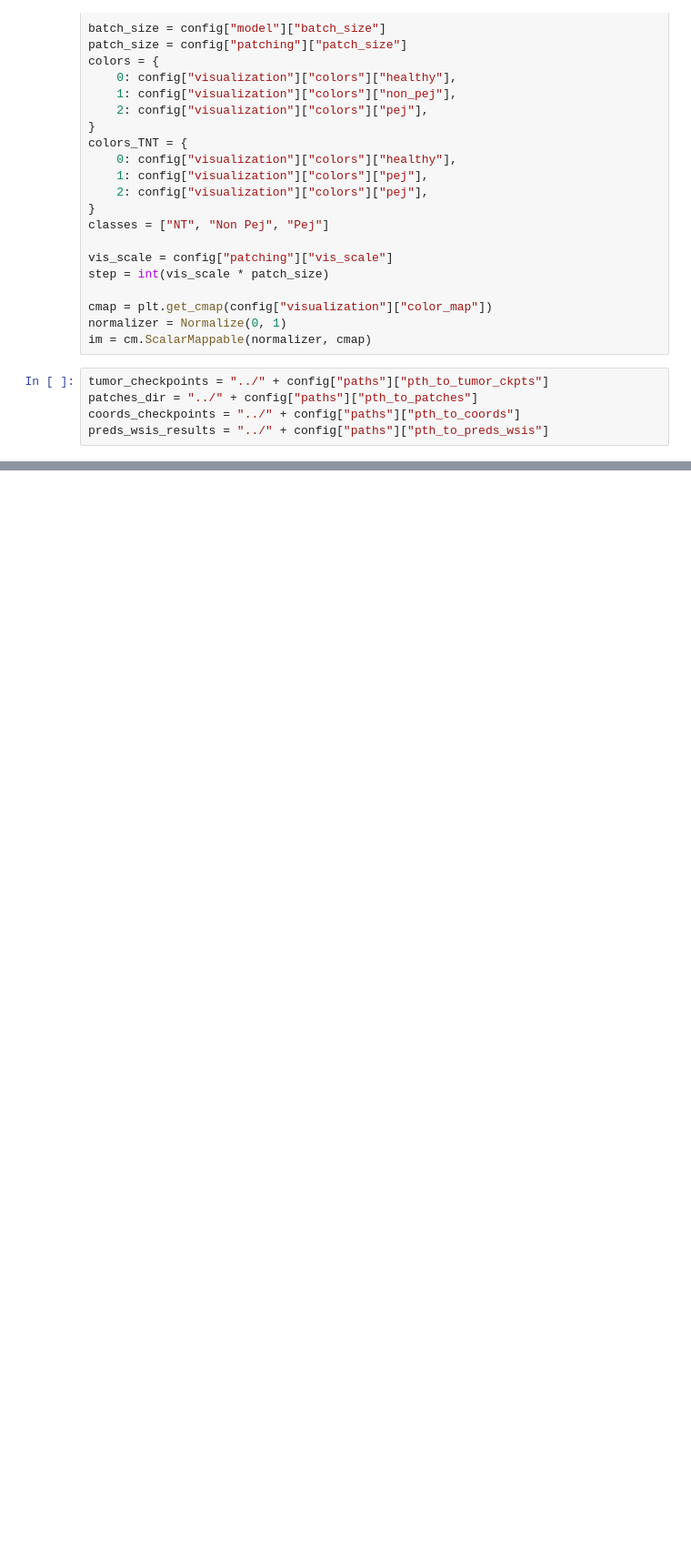
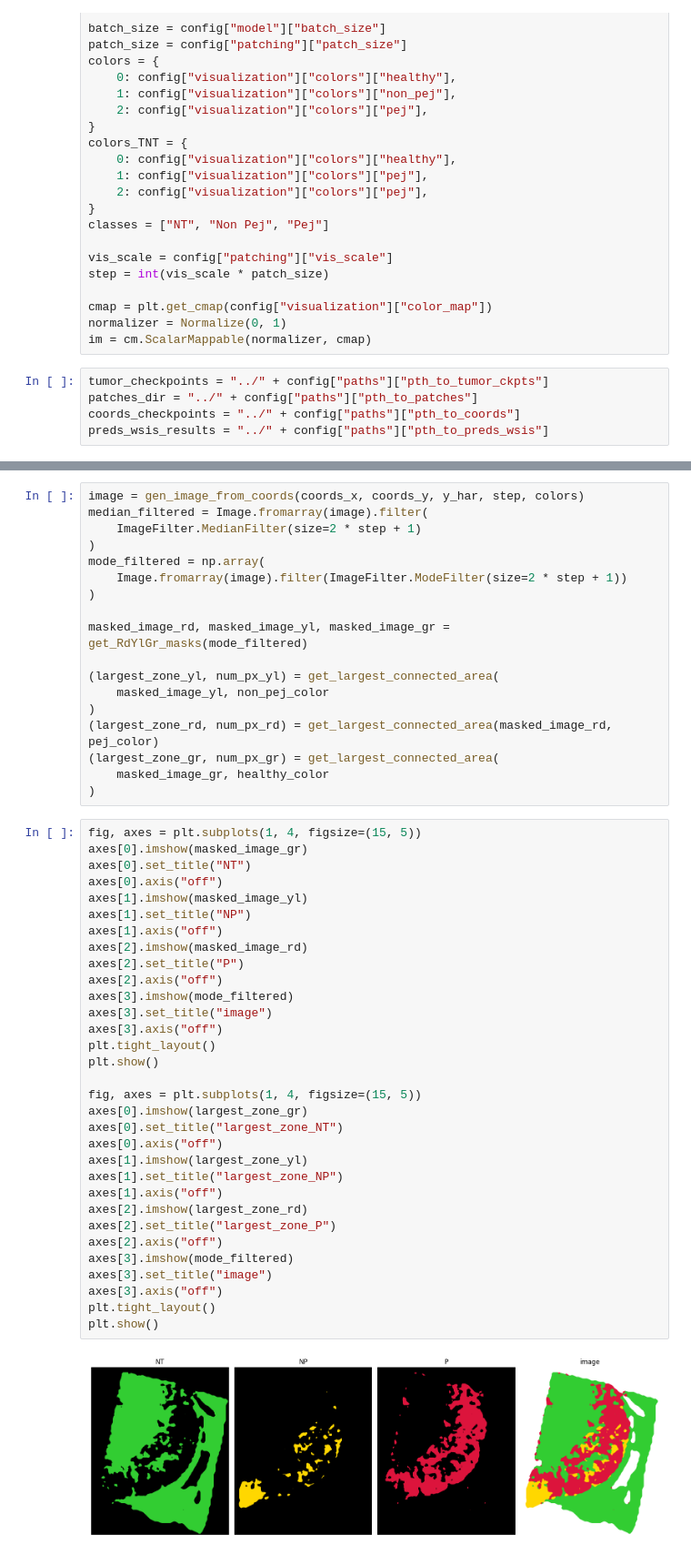
Before and after one commit to aymenSadraoui/ML-Model-Integrating-Computational-Pathology-to-Predict-Early-Recurrence-of-HCC, a Jupyter notebook: notebooks/STEP5_gen_tumor_features.ipynb, the cells around one changed output, grey strips where cells are left out. Shown at 91% size. Drawn from its saved outputs; the diff is of its cells as text; blank space fills up the shorter version.

```diff
--- a/notebooks/STEP5_gen_tumor_features.ipynb
+++ b/notebooks/STEP5_gen_tumor_features.ipynb
@@ -98,0 +88,52 @@ coords
+# %%
+image = gen_image_from_coords(coords_x, coords_y, y_har, step, colors)
+median_filtered = Image.fromarray(image).filter(
+    ImageFilter.MedianFilter(size=2 * step + 1)
+)
+mode_filtered = np.array(
+    Image.fromarray(image).filter(ImageFilter.ModeFilter(size=2 * step + 1))
+)
+
+masked_image_rd, masked_image_yl, masked_image_gr = get_RdYlGr_masks(mode_filtered)
+
+(largest_zone_yl, num_px_yl) = get_largest_connected_area(
+    masked_image_yl, non_pej_color
+)
+(largest_zone_rd, num_px_rd) = get_largest_connected_area(masked_image_rd, pej_color)
+(largest_zone_gr, num_px_gr) = get_largest_connected_area(
+    masked_image_gr, healthy_color
+)
+# %%
+fig, axes = plt.subplots(1, 4, figsize=(15, 5))
+axes[0].imshow(masked_image_gr)
+axes[0].set_title("NT")
+axes[0].axis("off")
+axes[1].imshow(masked_image_yl)
+axes[1].set_title("NP")
+axes[1].axis("off")
+axes[2].imshow(masked_image_rd)
+axes[2].set_title("P")
+axes[2].axis("off")
+axes[3].imshow(mode_filtered)
+axes[3].set_title("image")
+axes[3].axis("off")
+plt.tight_layout()
+plt.show()
+
+fig, axes = plt.subplots(1, 4, figsize=(15, 5))
+axes[0].imshow(largest_zone_gr)
+axes[0].set_title("largest_zone_NT")
+axes[0].axis("off")
+axes[1].imshow(largest_zone_yl)
+axes[1].set_title("largest_zone_NP")
+axes[1].axis("off")
+axes[2].imshow(largest_zone_rd)
+axes[2].set_title("largest_zone_P")
+axes[2].axis("off")
+axes[3].imshow(mode_filtered)
+axes[3].set_title("image")
+axes[3].axis("off")
+plt.tight_layout()
+plt.show()
+# %% [output]
+[figure, added]
```
Also changed, not shown: parts of 6 cells of this notebook.
